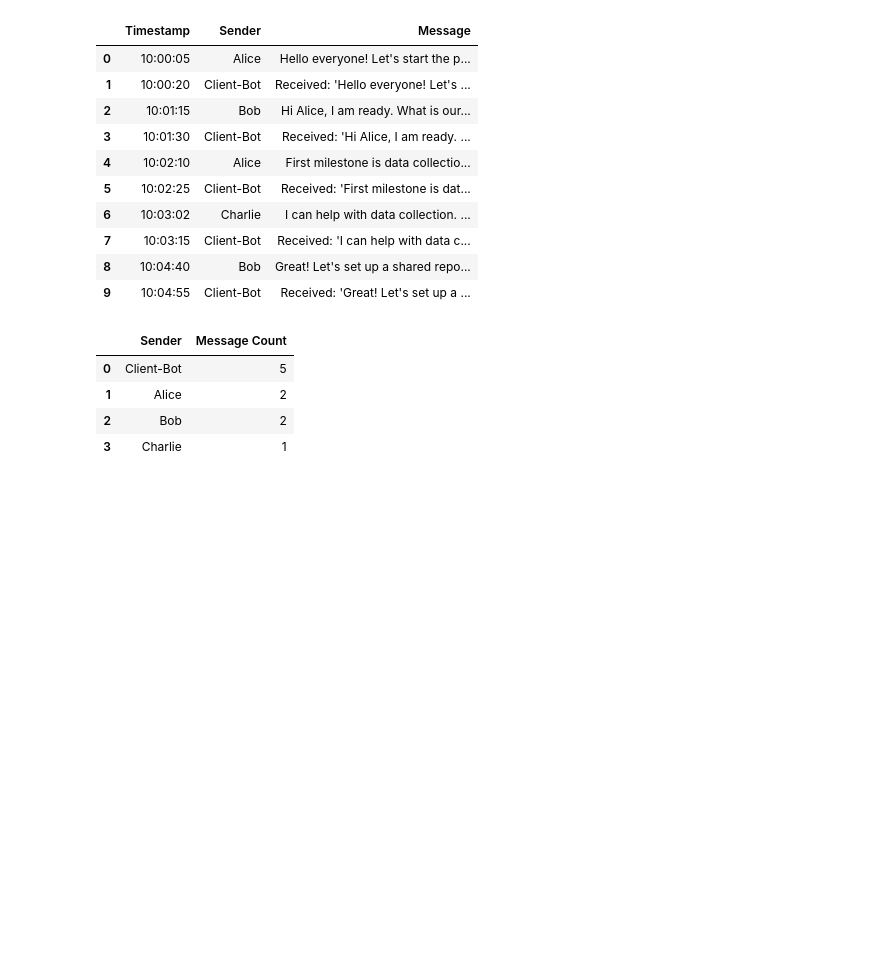
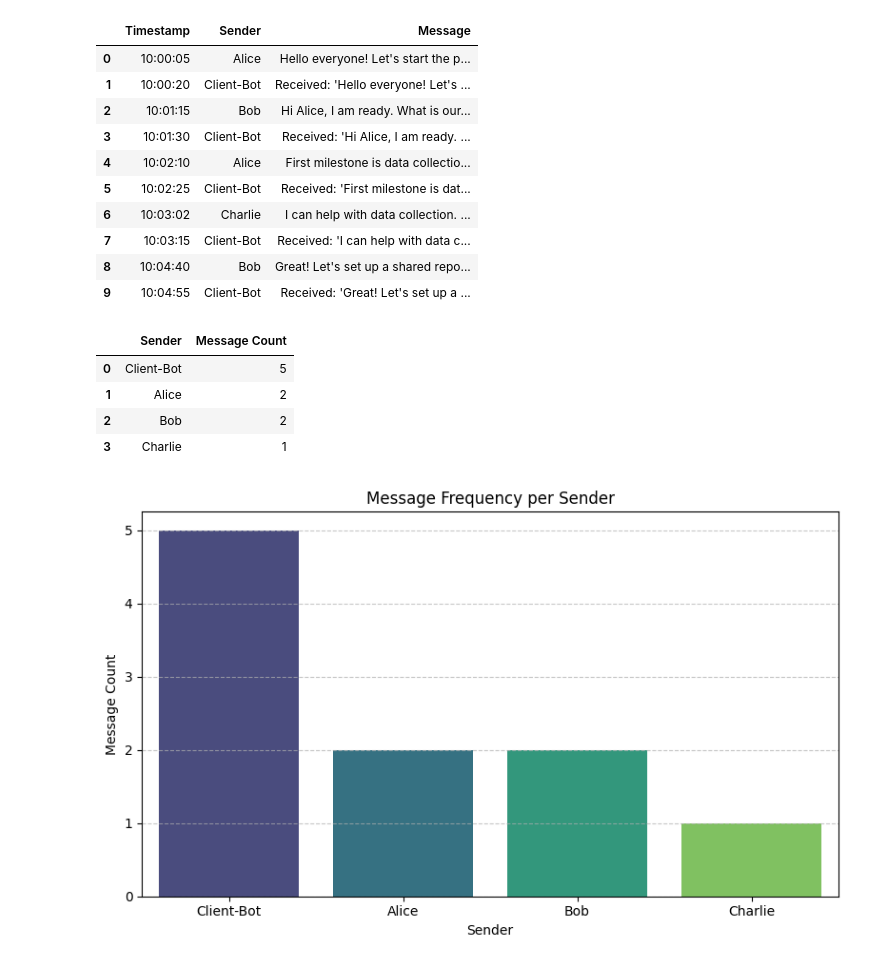
Before and after one commit to JacekDrzycimski/6tunnel, a Jupyter notebook: Comms_3_UI.ipynb, the cells around one changed output. Cells and saved outputs as stored; diff of their text form; code cells hidden in the pictures; blank space fills up the shorter version.

```diff
--- a/Comms_3_UI.ipynb
+++ b/Comms_3_UI.ipynb
@@ -464,3 +515,21 @@ else:
 | 1 | Alice | 2 |
 | 2 | Bob | 2 |
 | 3 | Charlie | 1 |
+# %%
+import matplotlib.pyplot as plt
+import seaborn as sns
+
+# Ensure we have the frequency data
+if 'frequency' in globals() and not frequency.empty:
+    plt.figure(figsize=(8, 5))
+    sns.barplot(data=frequency, x='Sender', y='Message Count', hue='Sender', palette='viridis', legend=False)
+    plt.title('Message Frequency per Sender')
+    plt.xlabel('Sender')
+    plt.ylabel('Message Count')
+    plt.grid(axis='y', linestyle='--', alpha=0.7)
+    plt.tight_layout()
+    plt.show()
+else:
+    print("The variable 'frequency' is not defined. Please run the calculation cell first.")
+# %% [output]
+[figure, added]
```
Also changed, not shown: parts of 20 cells of this notebook.
